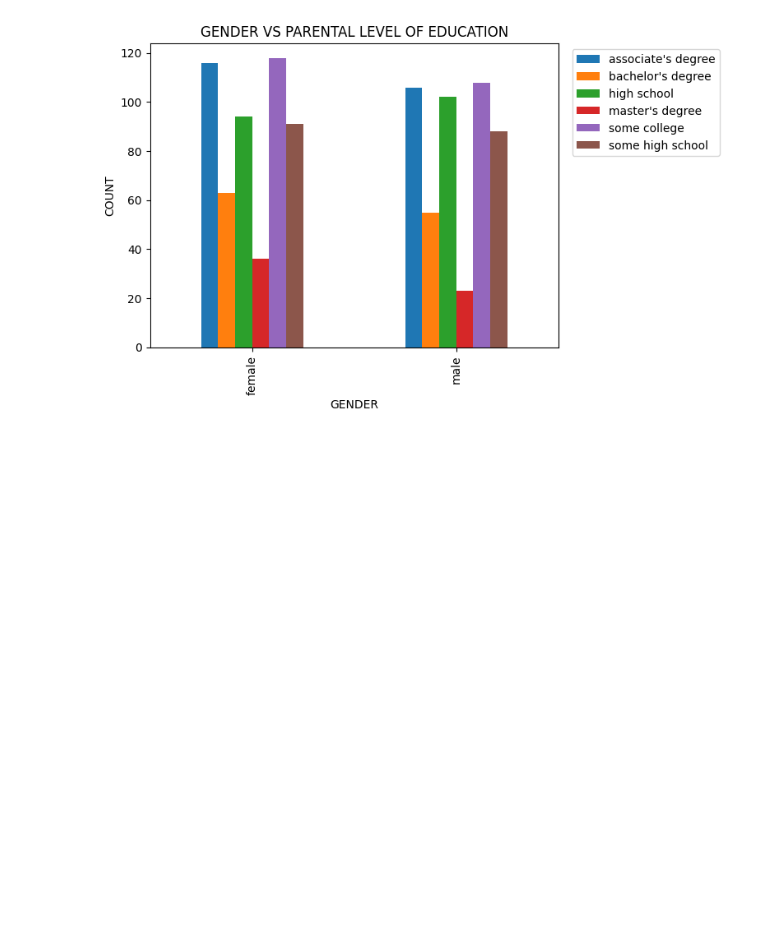
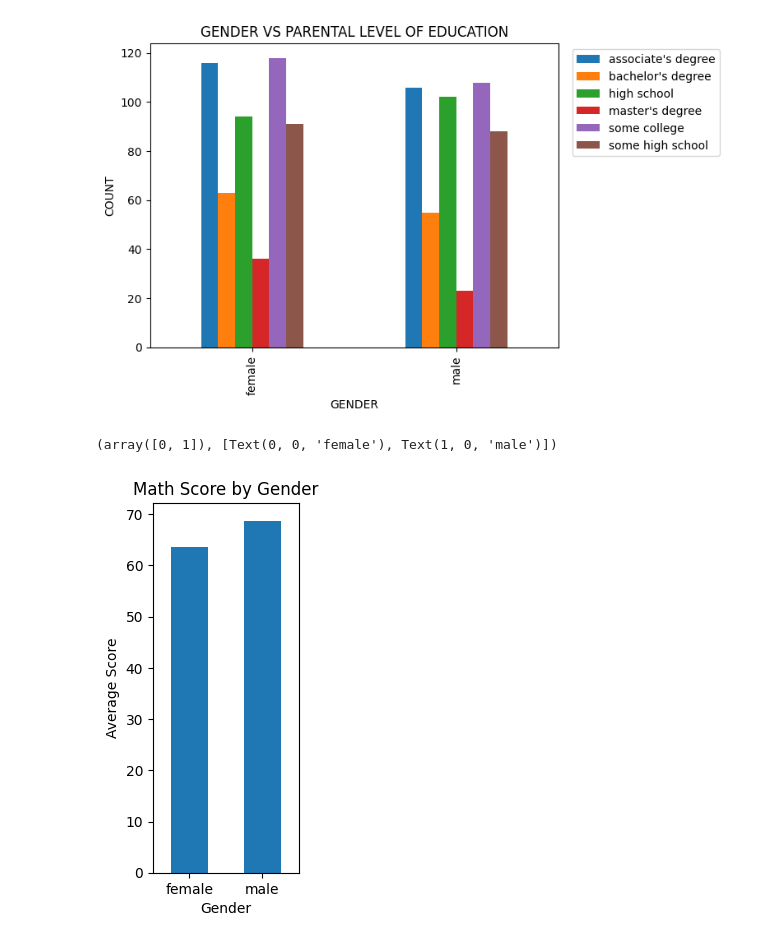
Before and after one commit to ArnavGhosh999/SCC, a Jupyter notebook: Student_Performancer.ipynb, the cells around one changed output. Drawn from its saved outputs; the diff is of its cells as text; code cells hidden in the pictures; blank space fills up the shorter version.

```diff
--- a/Student_Performancer.ipynb
+++ b/Student_Performancer.ipynb
@@ -129,3 +144,16 @@ plt.legend(bbox_to_anchor=(1.02, 0, 0.2, 1))
 plt.show()
 # %% [output]
 [figure]
+# %%
+# Plot for gender v/s the test scores for maths, reading, writing
+
+gender_math = df.groupby('gender')['math score'].mean()
+ax1 = plt.subplot(1, 3, 1)
+gender_math.plot(kind='bar', ax=ax1)
+ax1.set_title('Math Score by Gender')
+ax1.set_xlabel('Gender')
+ax1.set_ylabel('Average Score')
+plt.xticks(rotation=0)
+# %% [output]
+(array([0, 1]), [Text(0, 0, 'female'), Text(1, 0, 'male')])
+[figure, added]
```
Also changed, not shown: parts of 4 cells of this notebook.
